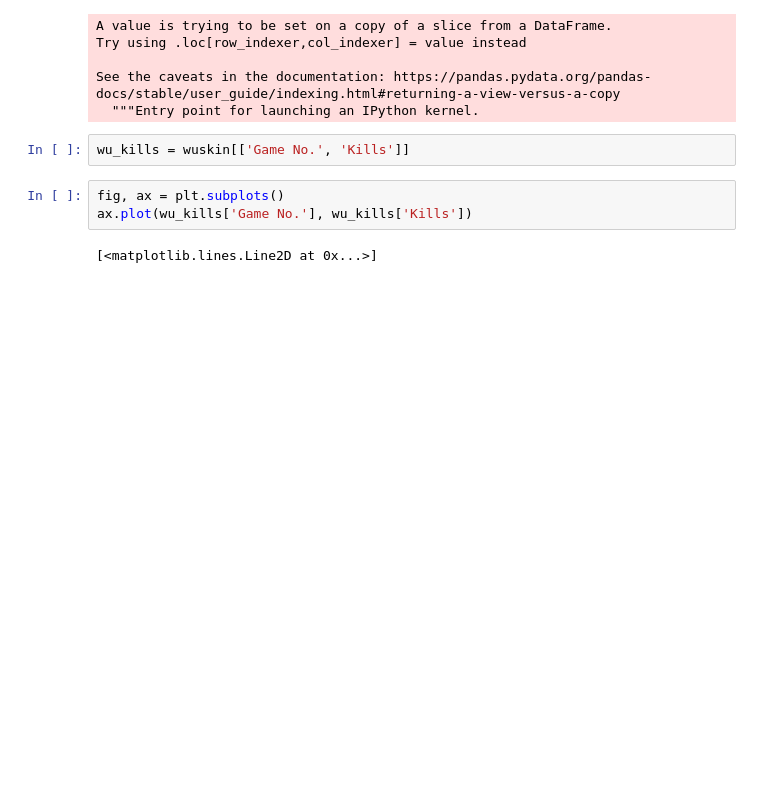
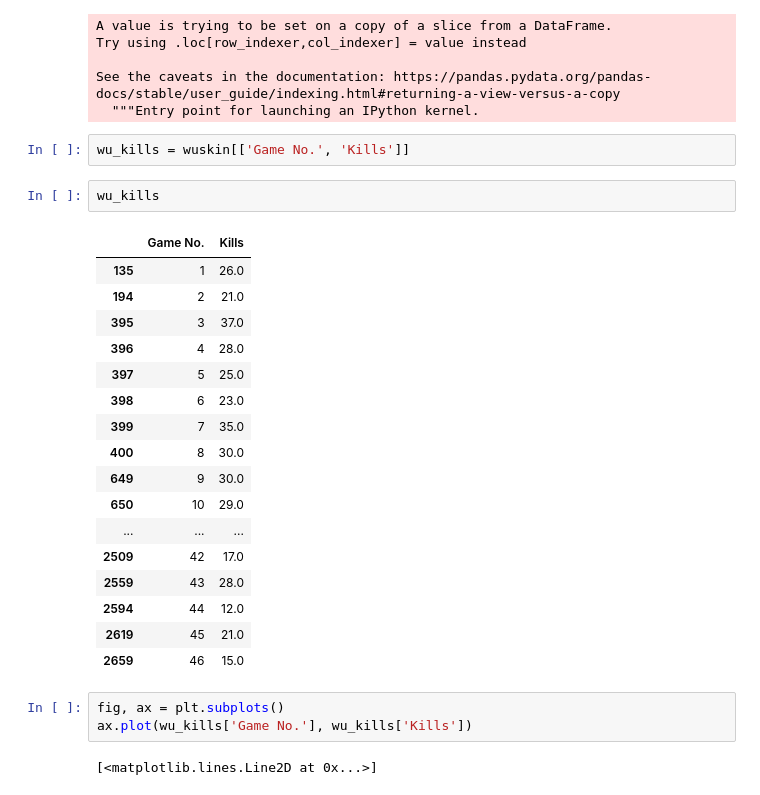
Before and after one commit to ryankirkland/cod_scraper, a Jupyter notebook: Player_EDA.ipynb, the cells around one changed output. Saved outputs shown, nothing was run; the diff lists cells and outputs as text; blank space fills up the shorter version.

```diff
--- a/Player_EDA.ipynb
+++ b/Player_EDA.ipynb
@@ -340,6 +340,26 @@ See the caveats in the documentation: https://pandas.pydata.org/pandas-docs/stab
   """Entry point for launching an IPython kernel.
 # %%
 wu_kills = wuskin[['Game No.', 'Kills']]
+# %%
+wu_kills
+# %% [output]
+|  | Game No. | Kills |
+| 135 | 1 | 26.0 |
+| 194 | 2 | 21.0 |
+| 395 | 3 | 37.0 |
+| 396 | 4 | 28.0 |
+| 397 | 5 | 25.0 |
+| 398 | 6 | 23.0 |
+| 399 | 7 | 35.0 |
+| 400 | 8 | 30.0 |
+| 649 | 9 | 30.0 |
+| 650 | 10 | 29.0 |
+| ... | ... | ... |
+| 2509 | 42 | 17.0 |
+| 2559 | 43 | 28.0 |
+| 2594 | 44 | 12.0 |
+| 2619 | 45 | 21.0 |
+| 2659 | 46 | 15.0 |
 # %%
 fig, ax = plt.subplots()
 ax.plot(wu_kills['Game No.'], wu_kills['Kills'])
```
Also changed, not shown: parts of 15 cells of this notebook.
